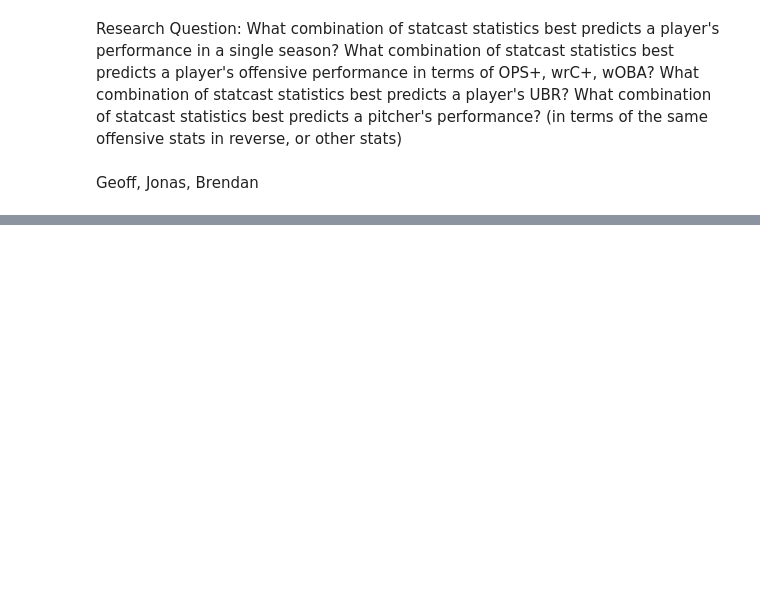
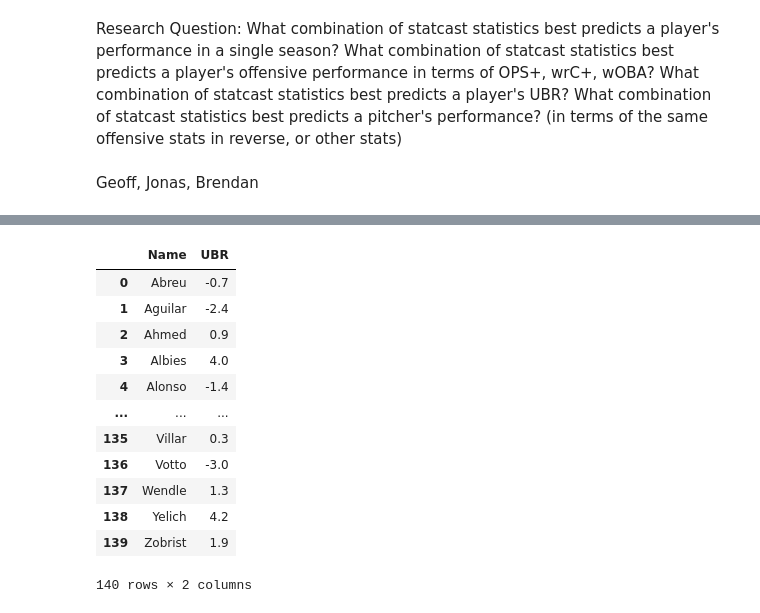
Before and after one commit to GeoffreyBrann/info2950, a Jupyter notebook: Phase II Info 2950.ipynb, the cells around one changed output, grey strips where cells are left out. Cells and saved outputs as stored; diff of their text form; code cells hidden in the pictures; blank space fills up the shorter version.

```diff
--- a/Phase II Info 2950.ipynb
+++ b/Phase II Info 2950.ipynb
@@ -152,0 +187,33 @@ wrc_stats_2019.head()
+# %%
+##################
+# UBR 2018 Stats
+##################
+ubr_stats_2018 = pd.read_csv("UBR_wRC+_data_2018.csv")
+
+ubr_stats_2018 = ubr_stats_2018[['Name', 'UBR']]
+for i in range(len(ubr_stats_2018['Name'])):
+    name_var = ubr_stats_2018['Name']
+    spce = name_var[i].find(' ')
+    name_var[i] = name_var[i][spce:]
+
+ubr_stats_2018 = ubr_stats_2018.sort_values('Name')
+
+ubr_stats_2018 = ubr_stats_2018.reset_index()
+#ubr_stats_2018.columns
+ubr_stats_2018 = ubr_stats_2018.drop(['index'], axis=1)
+
+ubr_stats_2018
+# %% [output]
+|  | Name | UBR |
+| 0 | Abreu | -0.7 |
+| 1 | Aguilar | -2.4 |
+| 2 | Ahmed | 0.9 |
+| 3 | Albies | 4.0 |
+| 4 | Alonso | -1.4 |
+| ... | ... | ... |
+| 135 | Villar | 0.3 |
+| 136 | Votto | -3.0 |
+| 137 | Wendle | 1.3 |
+| 138 | Yelich | 4.2 |
+| 139 | Zobrist | 1.9 |
+140 rows × 2 columns
```
Also changed, not shown: parts of 21 cells of this notebook, 3 other files.
